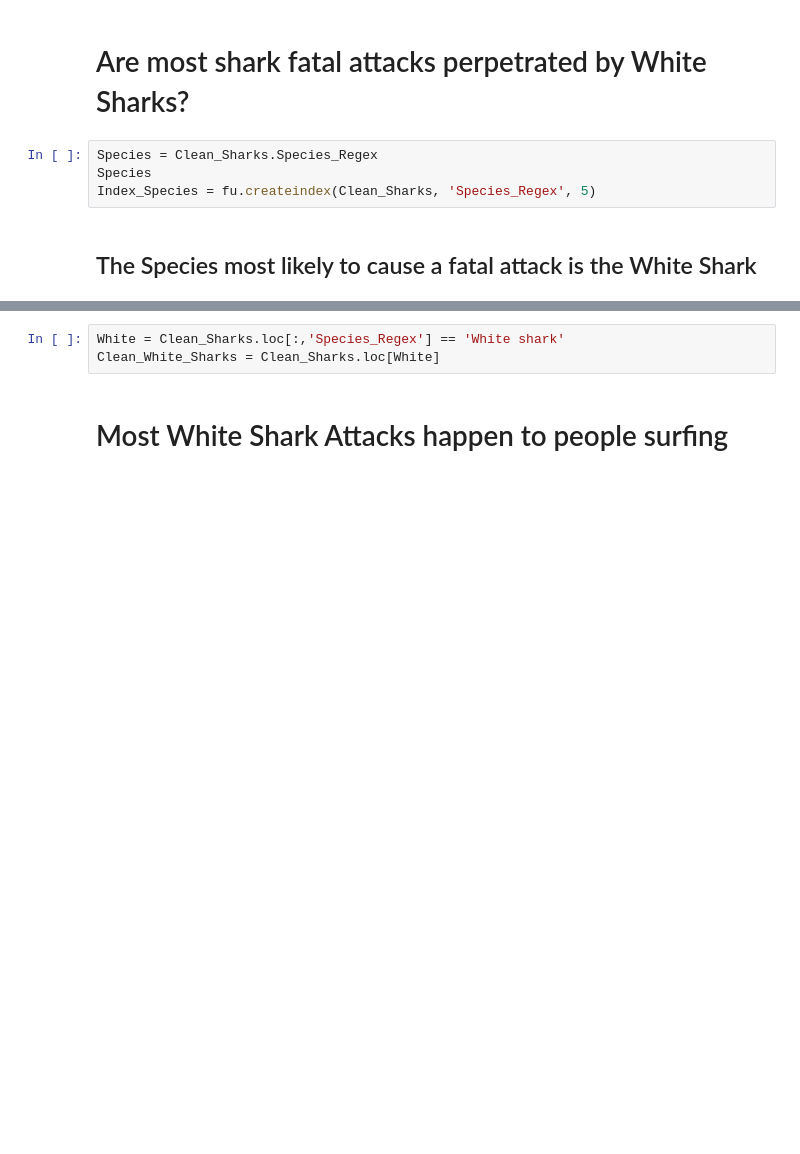
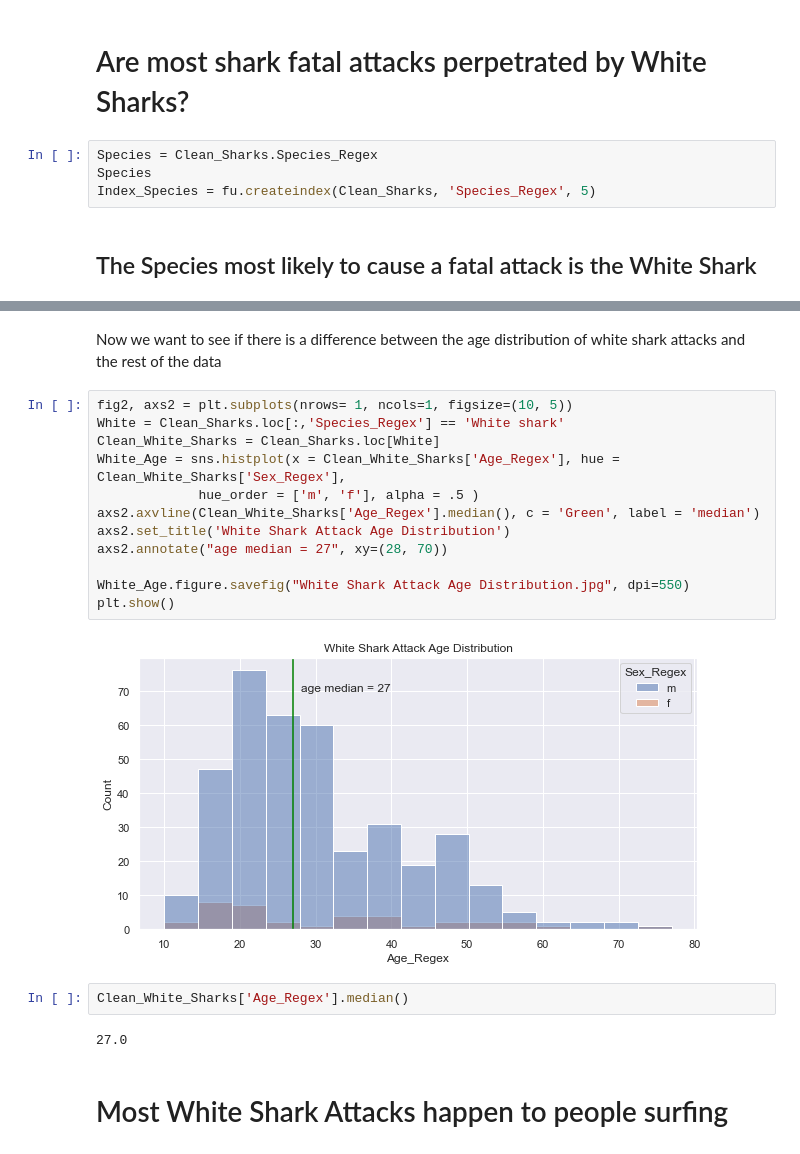
Before and after one commit to Javi-Python/Projecto-Shark-Attack-Data-Cleaning, a Jupyter notebook: Shark Attack Hypothesis Testing & Visualization.ipynb, the cells around one changed output, grey strips where cells are left out. Drawn from its saved outputs; the diff is of its cells as text; blank space fills up the shorter version.

```diff
--- a/Shark Attack Hypothesis Testing & Visualization.ipynb
+++ b/Shark Attack Hypothesis Testing & Visualization.ipynb
@@ -122,6 +122,23 @@ Species_Fatality.figure.savefig("Species & Fatality.jpg", dpi=550)
-# %%
-White = Clean_Sharks.loc[:,'Species_Regex'] == 'White shark'
-Clean_White_Sharks = Clean_Sharks.loc[White]
+# %% [markdown]
+Now we want to see if there is a difference between the age distribution of white shark attacks and the rest of the data
+# %%
+fig2, axs2 = plt.subplots(nrows= 1, ncols=1, figsize=(10, 5))
+White = Clean_Sharks.loc[:,'Species_Regex'] == 'White shark'
+Clean_White_Sharks = Clean_Sharks.loc[White]
+White_Age = sns.histplot(x = Clean_White_Sharks['Age_Regex'], hue = Clean_White_Sharks['Sex_Regex'],
+             hue_order = ['m', 'f'], alpha = .5 )
+axs2.axvline(Clean_White_Sharks['Age_Regex'].median(), c = 'Green', label = 'median')
+axs2.set_title('White Shark Attack Age Distribution')
+axs2.annotate("age median = 27", xy=(28, 70))
+
+White_Age.figure.savefig("White Shark Attack Age Distribution.jpg", dpi=550)
+plt.show()
+# %% [output]
+[figure, added]
+# %%
+Clean_White_Sharks['Age_Regex'].median()
+# %% [output]
+27.0
 # %% [markdown]
 # Most White Shark Attacks happen to people surfing
 # %%
```
Also changed, not shown: parts of 2 cells of this notebook, 8 other files.
